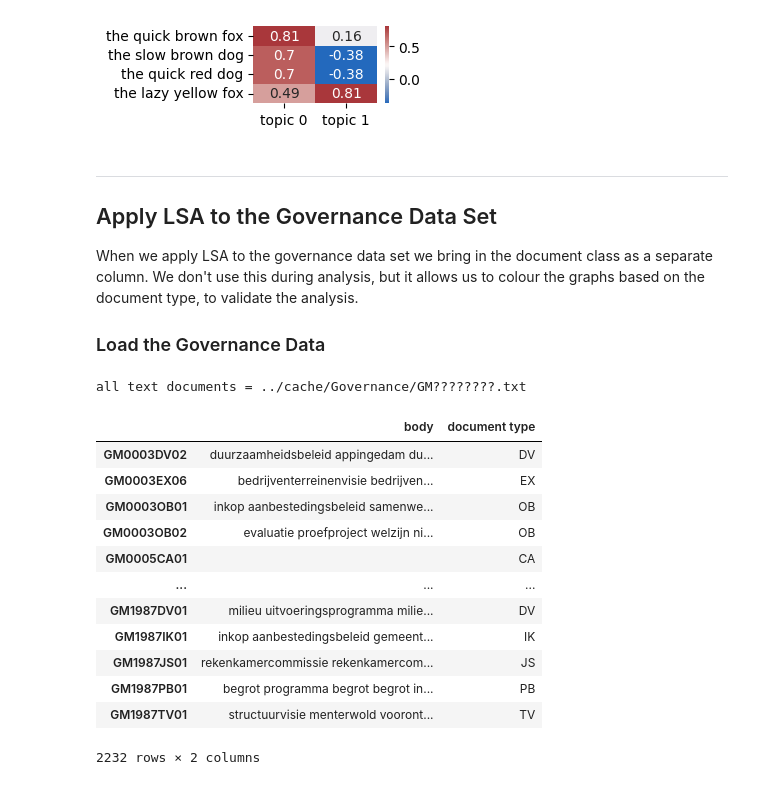
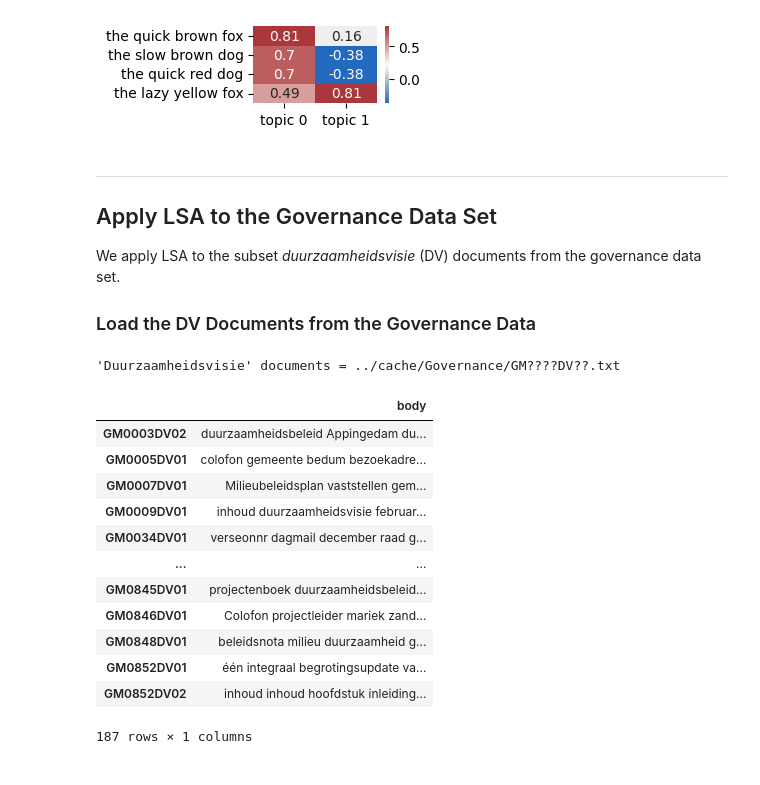
Before and after one commit to kjkoster/execute-enexis, a Jupyter notebook: notebooks/02 enexis governance -- LSA.ipynb, the cells around one changed output. Cells and saved outputs as stored; diff of their text form; code cells hidden in the pictures.

```diff
--- a/notebooks/02 enexis governance -- LSA.ipynb
+++ b/notebooks/02 enexis governance -- LSA.ipynb
@@ -308,24 +310,13 @@ sns.heatmap(trivial_topic_encodings, annot=True, cmap=CMAP_VLAG);
 # %% [markdown]
 ---
 ## Apply LSA to the Governance Data Set
-When we apply LSA to the governance data set we bring in the document class as a separate column. We don't use this during analysis, but it allows us to colour the graphs based on the document type, to validate the analysis.
+We apply LSA to the subset _duurzaamheidsvisie_ (DV) documents from the governance data set.
 
-### Load the Governance Data
+### Load the DV Documents from the Governance Data
 # %%
 CACHE_DIR = '../cache/Governance'
 
-# The files containing the extracted text from the raw documents.
-GLOB_ALL_DOCUMENTS = CACHE_DIR + '/GM????????.txt'
-
-GLOB_CA = CACHE_DIR + '/GM????CA??.txt'
 GLOB_DV = CACHE_DIR + '/GM????DV??.txt'
-GLOB_EX = CACHE_DIR + '/GM????EX??.txt'
-GLOB_IK = CACHE_DIR + '/GM????IK??.txt'
-GLOB_JS = CACHE_DIR + '/GM????JS??.txt'
-GLOB_OB = CACHE_DIR + '/GM????OB??.txt'
-GLOB_PB = CACHE_DIR + '/GM????PB??.txt'
-GLOB_TV = CACHE_DIR + '/GM????TV??.txt'
-GLOB_WS = CACHE_DIR + '/GM????WS??.txt'
 
 # take a glob and make it iterable. We cannot use globs as objects, since these get
 # "exhausted" when you iterate over them.
@@ -334,40 +325,36 @@ def expand_glob(glob):
     p = Path(glob)
     return Path(p.parent).expanduser().glob(p.name)
 
-print(f"all text documents = {GLOB_ALL_DOCUMENTS}")
+print(f"'Duurzaamheidsvisie' documents = {GLOB_DV}")
 
-DOCUMENT_TYPE = 'document type'
 DOCUMENT_BODY = 'body'
 
 def load_corpus_as_dataframe(glob):
     df = pd.DataFrame(data   =[file.read_text() for file in expand_glob(glob)],
                       index  =[file.stem        for file in expand_glob(glob)],
                       columns=[DOCUMENT_BODY])
-    df[DOCUMENT_TYPE] = [file.stem[6:8]   for file in expand_glob(glob)]
-
-    df[DOCUMENT_TYPE] = df[DOCUMENT_TYPE].astype(CATEGORY)
     df[DOCUMENT_BODY] = df[DOCUMENT_BODY].astype(STRING)
 
     return df
 # %% [output]
-all text documents = ../cache/Governance/GM????????.txt
+'Duurzaamheidsvisie' documents = ../cache/Governance/GM????DV??.txt
 # %%
-corpus = load_corpus_as_dataframe(GLOB_ALL_DOCUMENTS)
+corpus = load_corpus_as_dataframe(GLOB_DV)
 corpus
 # %% [output]
-|  | body | document type |
-| GM0003DV02 | duurzaamheidsbeleid appingedam du... | DV |
-| GM0003EX06 | bedrijventerreinenvisie bedrijven... | EX |
-| GM0003OB01 | inkop aanbestedingsbeleid samenwe... | OB |
-| GM0003OB02 | evaluatie proefproject welzijn ni... | OB |
-| GM0005CA01 |  | CA |
-| ... | ... | ... |
-| GM1987DV01 | milieu uitvoeringsprogramma milie... | DV |
-| GM1987IK01 | inkop aanbestedingsbeleid gemeent... | IK |
-| GM1987JS01 | rekenkamercommissie rekenkamercom... | JS |
-| GM1987PB01 | begrot programma begrot begrot in... | PB |
-| GM1987TV01 | structuurvisie menterwold vooront... | TV |
+|  | body |
+| GM0003DV02 | duurzaamheidsbeleid Appingedam du... |
+| GM0005DV01 | colofon gemeente bedum bezoekadre... |
+| GM0007DV01 | Milieubeleidsplan vaststellen gem... |
+| GM0009DV01 | inhoud duurzaamheidsvisie februar... |
+| GM0034DV01 | verseonnr dagmail december raad g... |
+| ... | ... |
+| GM0845DV01 | projectenboek duurzaamheidsbeleid... |
+| GM0846DV01 | Colofon projectleider mariek zand... |
+| GM0848DV01 | beleidsnota milieu duurzaamheid g... |
+| GM0852DV01 | één integraal begrotingsupdate va... |
+| GM0852DV02 | inhoud inhoud hoofdstuk inleiding... |
-2232 rows × 2 columns
+187 rows × 1 columns
 # %%
 corpus.info()
 # %% [output]
```
Also changed, not shown: parts of 11 cells of this notebook.
